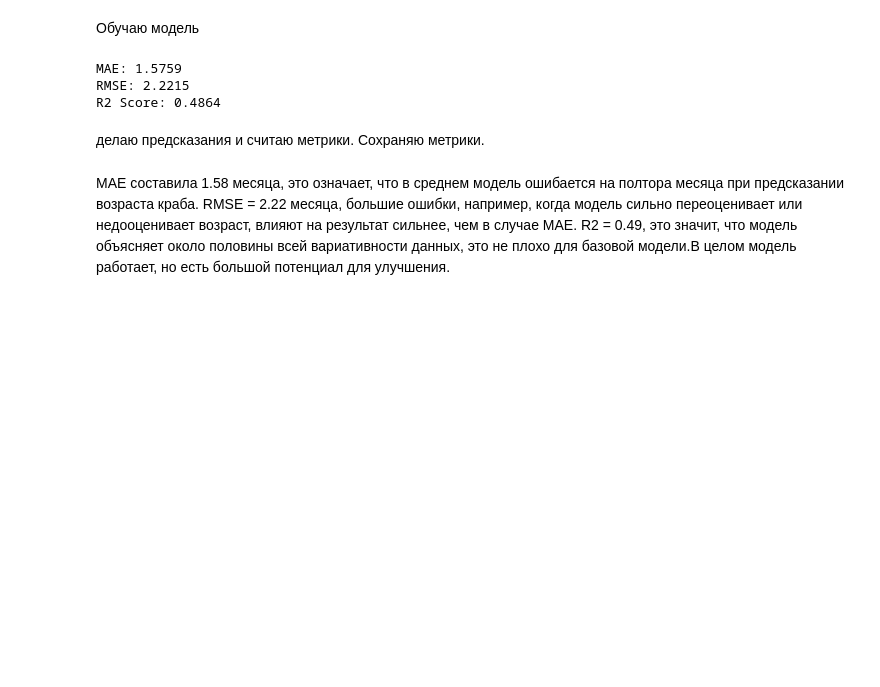
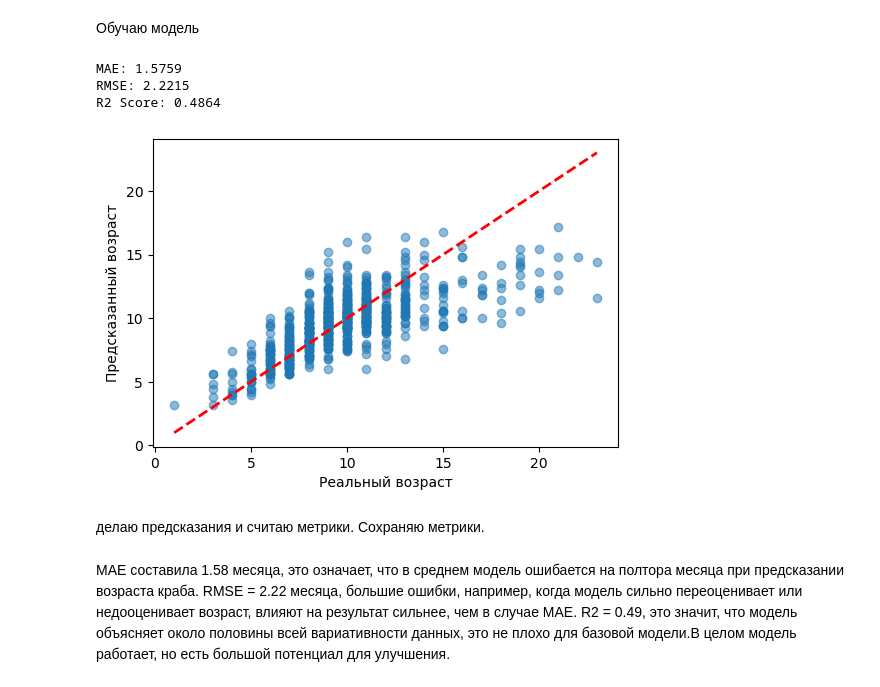
Before and after one commit to AlexKayd/Frameworks_Ai, a Jupyter notebook: Lab1.ipynb, the cells around one changed output. Drawn from its saved outputs; the diff is of its cells as text; code cells hidden in the pictures; blank space fills up the shorter version.

```diff
--- a/Lab1.ipynb
+++ b/Lab1.ipynb
@@ -248,6 +256,16 @@ metrics_reg = {
 MAE: 1.5759
 RMSE: 2.2215
 R2 Score: 0.4864
+# %%
+import matplotlib.pyplot as plt
+plt.figure(figsize=(6, 4))
+plt.scatter(y_test_r, preds_reg, alpha=0.5)
+plt.plot([y_test_r.min(), y_test_r.max()], [y_test_r.min(), y_test_r.max()], 'r--', lw=2)
+plt.xlabel('Реальный возраст')
+plt.ylabel('Предсказанный возраст')
+plt.show()
+# %% [output]
+[figure, added]
 # %% [markdown]
 делаю предсказания и считаю метрики. Сохраняю метрики.
 # %% [markdown]
```
Also changed, not shown: parts of 2 cells of this notebook.
